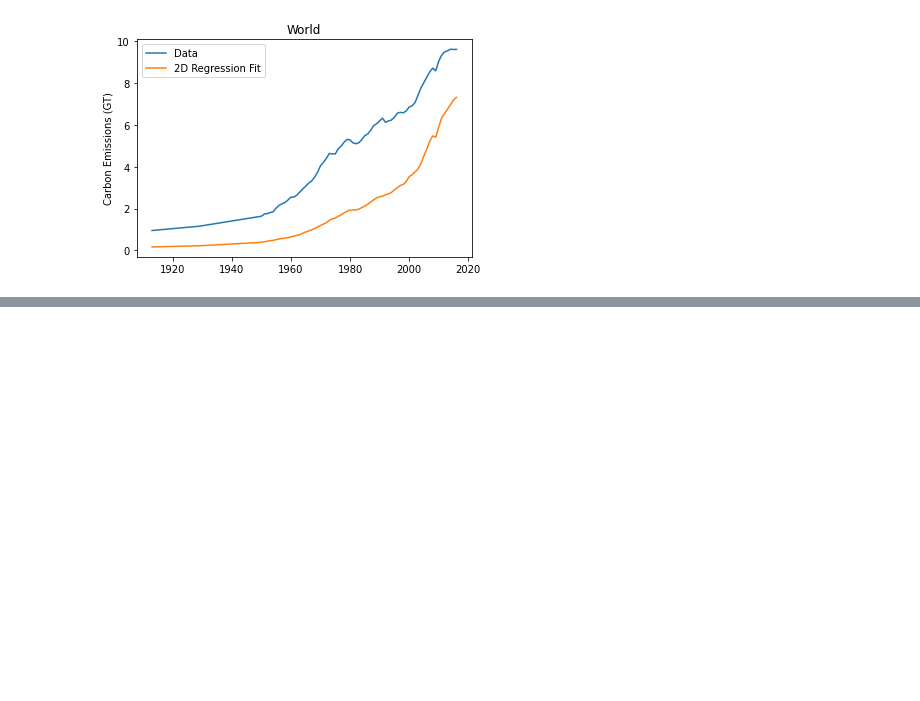
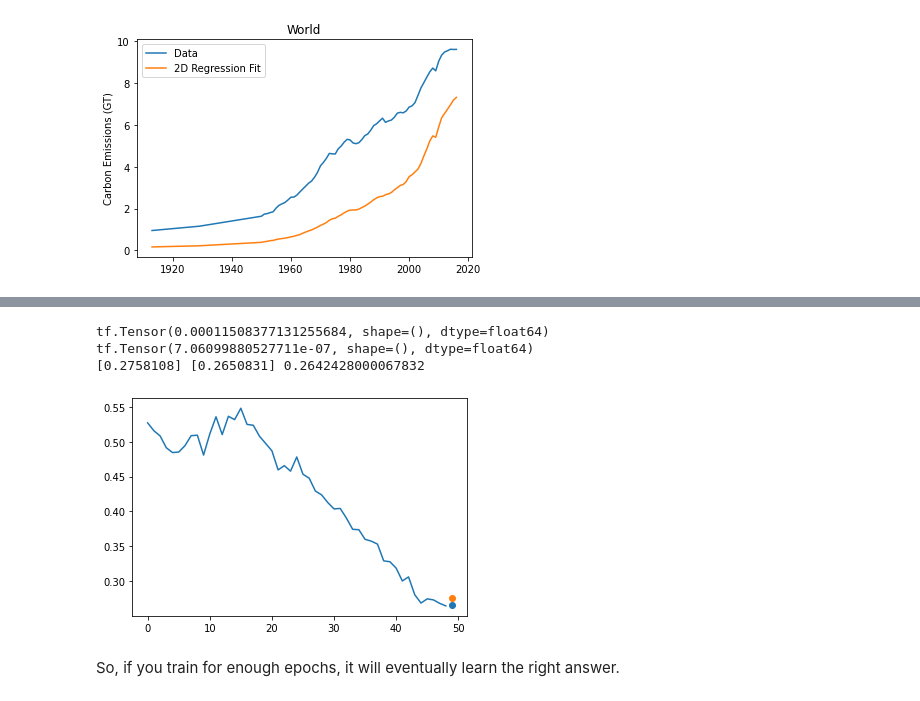
Before and after one commit to dodelson/Physics-of-Energy, a Jupyter notebook: cnn.ipynb, the cells around one changed output, grey strips where cells are left out. Saved outputs shown, nothing was run; the diff lists cells and outputs as text; code cells hidden in the pictures; blank space fills up the shorter version.

```diff
--- a/cnn.ipynb
+++ b/cnn.ipynb
@@ -376,0 +497,3 @@ Text(0.5, 1.0, 'Indonesia')
+# %%
+model.compile(loss='mse')#,optimizer='sgd')
+history=model.fit(X_train,y_train,epochs=1500)
@@ -376,0 +518,18 @@ Text(0.5, 1.0, 'Indonesia')
+# %%
+i=3
+#print(y_train[0],X_train[0,0])
+y_predict=model.predict(X_train)
+plt.plot(range(49),X_train[i,:])
+plt.scatter(range(49,50),y_train[i,:])
+plt.scatter(range(49,50),y_predict[i,:])
+print(keras.losses.mean_squared_error(y_predict[i],y_train[i]))
+print(keras.losses.mean_squared_error(X_train[i,-1],y_train[i]))
+
+print(y_predict[i,:],y_train[i,:],X_train[i,-1])
+# %% [output]
+tf.Tensor(0.00011508377131255684, shape=(), dtype=float64)
+tf.Tensor(7.06099880527711e-07, shape=(), dtype=float64)
+[0.2758108] [0.2650831] 0.2642428000067832
+[figure, added]
+# %% [markdown]
+So, if you train for enough epochs, it will eventually learn the right answer.
```
Also changed, not shown: parts of 17 cells of this notebook, 1 other file.
